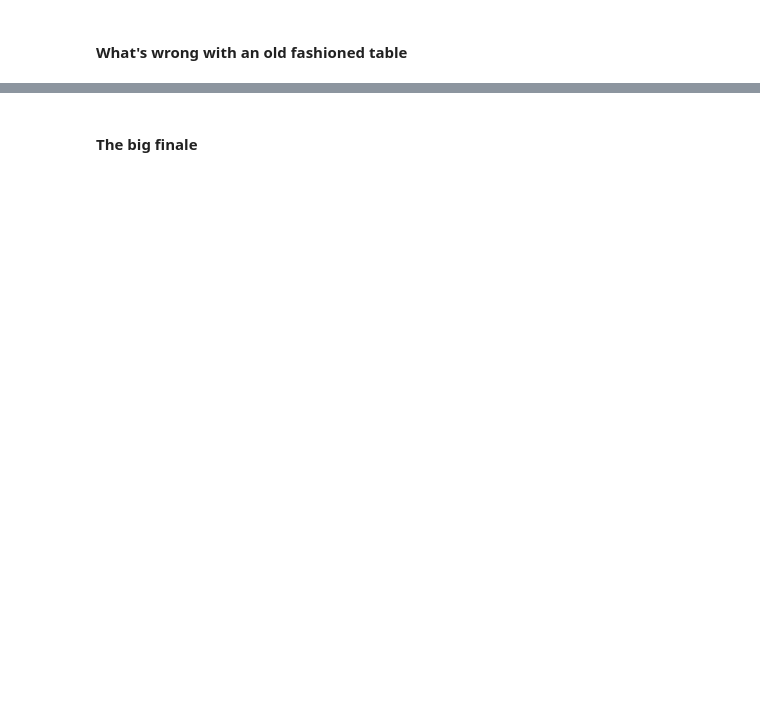
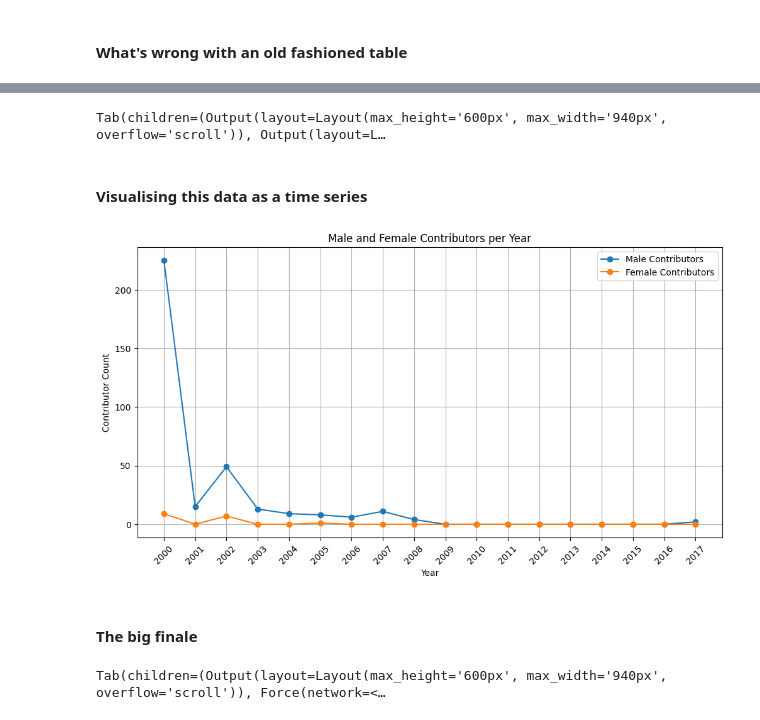
Before and after one commit to nationalarchives/ctd-omega-jupyter-notebooks, a Jupyter notebook: CTD-Omega-Example_Notebook_1.ipynb, the cells around one changed output, grey strips where cells are left out. Cells and saved outputs as stored; diff of their text form; code cells hidden in the pictures; blank space fills up the shorter version.

```diff
--- a/CTD-Omega-Example_Notebook_1.ipynb
+++ b/CTD-Omega-Example_Notebook_1.ipynb
@@ -218,2 +385,55 @@ where { ?personConcept dct:type cat:person-concept ;
+# %%
+%%sparql --store-to gender_time_series
+
+SELECT ?subject ?title ?gender ?created
+WHERE {
+  ?subject <http://xmlns.com/foaf/0.1/title> ?title .
+  ?subject <http://rdaregistry.info/Elements/a/P50116> ?gender .
+  ?subject <http://purl.org/dc/terms/created> ?created .
+}
+# %% [output]
+Tab(children=(Output(layout=Layout(max_height='600px', max_width='940px', overflow='scroll')), Output(layout=L…
+# %% [markdown]
+#### Visualising this data as a time series
+# %%
+import matplotlib.pyplot as plt
+from collections import defaultdict
+
+
+# Create dictionaries to store the counts for male and female contributors per year
+male_contributors = defaultdict(int)
+female_contributors = defaultdict(int)
+
+
+# Extract and process the data
+bindings = gender_time_series['results']['bindings']
+for entry in bindings:
+    year = entry['created']['value'][:4]  # Extract the year from the 'created' value
+    gender = entry['gender']['value']
+    if gender == 'Male':
+        male_contributors[year] += 1
+    elif gender == 'Female':
+        female_contributors[year] += 1
+
+min_year = min(int(year) for year in male_contributors.keys() | female_contributors.keys())
+max_year = max(int(year) for year in male_contributors.keys() | female_contributors.keys())
+
+all_years = [str(year) for year in range(min_year, max_year + 1)]
+
+male_counts = [male_contributors.get(year, 0) for year in all_years]
+female_counts = [female_contributors.get(year, 0) for year in all_years]
+
+plt.figure(figsize=(12, 6))
+plt.plot(all_years, male_counts, label='Male Contributors', marker='o')
+plt.plot(all_years, female_counts, label='Female Contributors', marker='o')
+plt.xlabel('Year')
+plt.ylabel('Contributor Count')
+plt.title('Male and Female Contributors per Year')
+plt.legend()
+plt.grid(True)
+plt.xticks(rotation=45)
+plt.show()
+# %% [output]
+[figure, added]
 # %% [markdown]
 #### The big finale
@@ -226,0 +440,9 @@ WHERE {
+# %%
+%%sparql
+
+SELECT *
+WHERE {
+  ?subject ?predicate ?object
+} LIMIT 10000
+# %% [output]
+Tab(children=(Output(layout=Layout(max_height='600px', max_width='940px', overflow='scroll')), Force(network=<…
```
Also changed, not shown: parts of 34 cells of this notebook.
